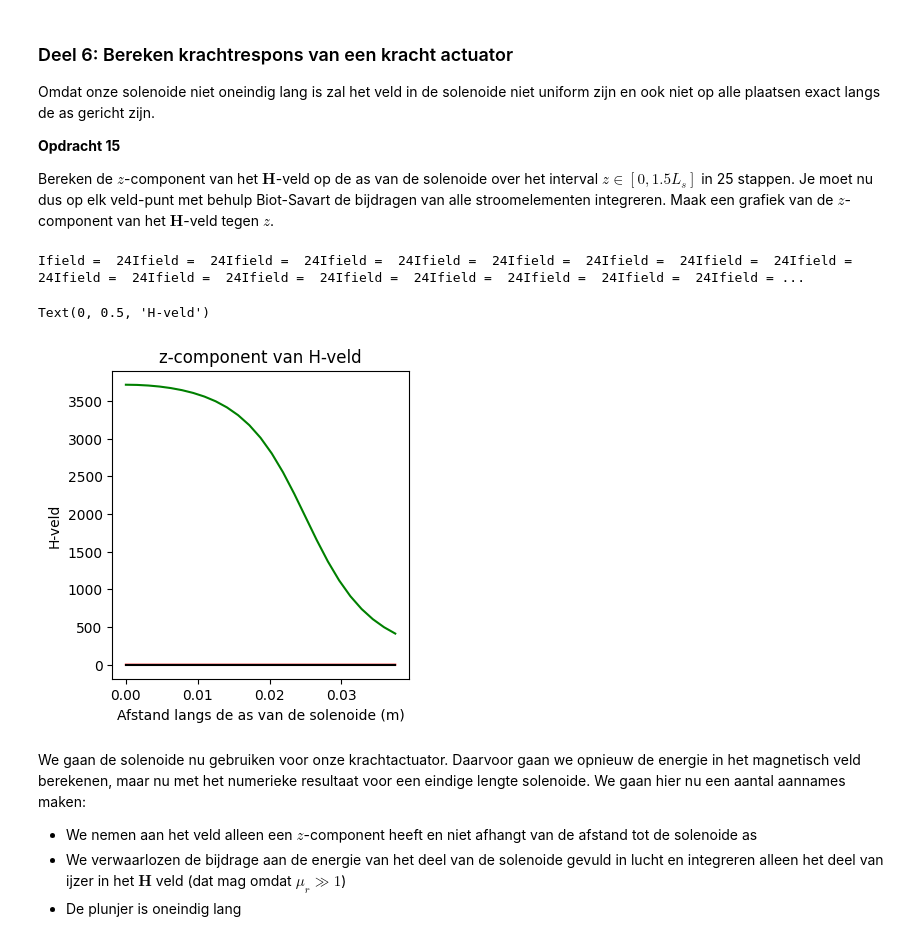
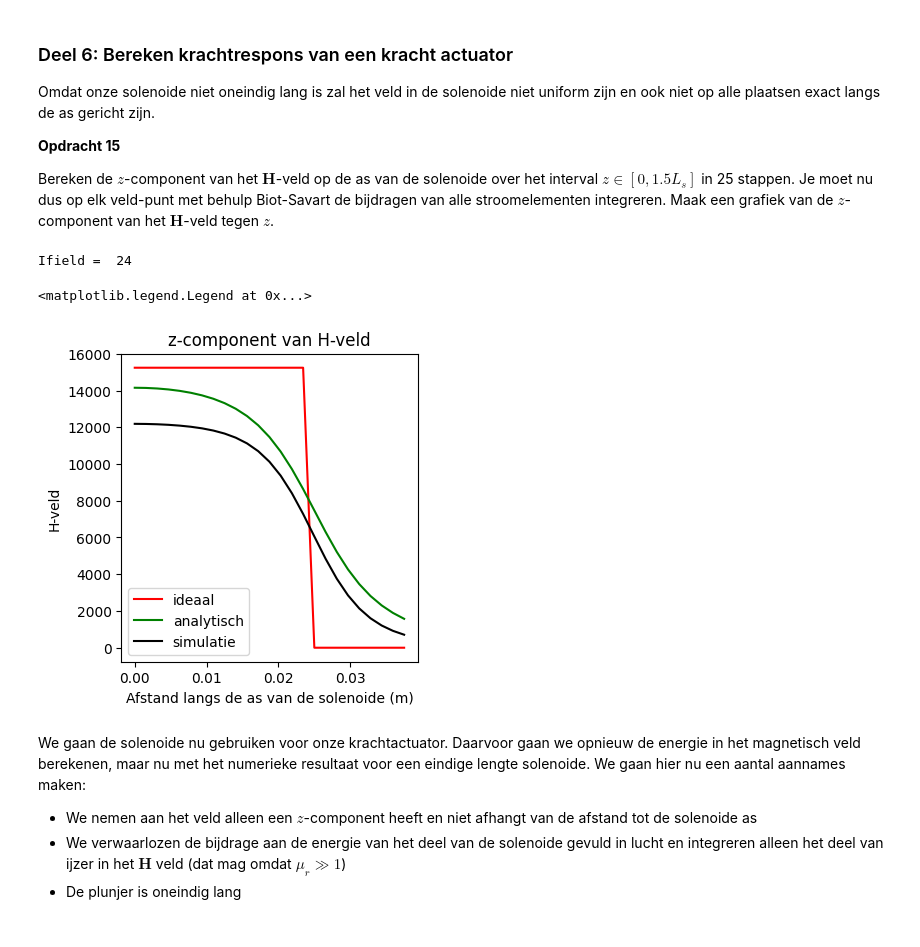
Before and after one commit to SebasvandenAkker/opdrachten-DEF-D, a Jupyter notebook: 2KrachtactuatorOpdracht/2KrachtactuatorOpdracht/KrachtactuatorOpdracht.ipynb, the cells around one changed output. Cells and saved outputs as stored; diff of their text form; code cells hidden in the pictures.

```diff
--- a/2KrachtactuatorOpdracht/2KrachtactuatorOpdracht/KrachtactuatorOpdracht.ipynb
+++ b/2KrachtactuatorOpdracht/2KrachtactuatorOpdracht/KrachtactuatorOpdracht.ipynb
@@ -225,11 +229,11 @@ dl=np.array([0, 0, L_draad/64])
 
 
 def field_current_element(r_field, r_source, dl):
-    # r_field are coordinates at which we want to calculate the field
-    # r_source are coordinates of the current source
-    # dl is the vector of the length of the current element
-    # Gebruik np.cross om het uitproduct te berekenen
-    return dl
+    r_vec = r_field - r_source
+    r_mag = np.linalg.norm(r_vec)
+    r_hat = r_vec / r_mag
+    dH = (I / (4 * np.pi)) * np.cross(dl, r_hat) / (r_mag**3)
+    return dH
 analytical_answer=(I/4/np.pi)*(L_draad/64)/np.sum((r_field-r_source)**2) # een veld elementje.
 print('The analytical answer is ' + str(analytical_answer) + ' A/m in the y-direction')
 
@@ -276,10 +280,11 @@ c. Bereken de spoed, in eenheden van aantal omwentelingen per meter, en print di
 l_draad = 8 #m
 r_sol = 0.01 #m
 L_sol = 0.05 #m
-N = 2000 # Aantal wikkeling
+N = 127 # Aantal wikkeling
 
 #a
-aantal_omwentelingen = L_draad / (2 * np.pi * r_sol)
+aantal_omwentelingen = l_draad / (2 * np.pi * r_sol)
+print(aantal_omwentelingen)
 
 #b
 t = np.linspace(0, 1, N)
@@ -325,31 +331,26 @@ def bereken_H_midden(N, r_sol, aantal_omwentelingen, L_sol, I):
         r_i = np.array([x[i], y[i], z[i]])
         r_ip1 = np.array([x[i+1], y[i+1], z[i+1]])
 
-        # dl vector
-        dl = r_ip1 - r_i
+        dl = r_ip1 - r_i #zie uitleg boven
 
-        # vector naar veldpunt
         R = r_obs - r_i
         R_norm = np.linalg.norm(R)
 
         if R_norm == 0:
             continue
 
-        # Biot-Savart bijdrage
         dH = np.cross(dl, R) / (R_norm**3)
 
         H += dH
 
-    # factor
     H *= I / (4 * np.pi)
-
     return H
 
 
 r_sol = 0.01 #m
 L_sol = 0.05 #m
 I = 1.0
-aantal_omwentelingen = 200
+aantal_omwentelingen = 127
 
 # analytische waarde
 n = aantal_omwentelingen / L_sol
@@ -390,52 +391,57 @@ Omdat onze solenoide niet oneindig lang is zal het veld in de solenoide niet uni
 
 Bereken de $z$-component van het $\mathbf{H}$-veld op de as van de solenoide over het interval $z \in [0, 1.5L_s]$ in 25 stappen. Je moet nu dus op elk veld-punt met behulp Biot-Savart de bijdragen van alle stroomelementen integreren. Maak een grafiek van de $z$-component van het $\mathbf{H}$-veld tegen $z$.
 # %%
-L_sol = 0.05 #m
-N = 200
 
 n_ax=25
 z_ax=np.linspace(0, 1.5*L_sol/2, n_ax)
 H_ax=np.zeros((n_ax,1))
 
+
 for i_field in range(n_ax):
     print(f"\rIfield =  {i_field}", end="") # Print welk element van het veld nu berekend wordt.
     # Bepaal de field coordinate
-    r_field = np.array([0.0, 0.0, z_ax[i_field]])
+    r_field = np.array([0, 0, z_ax[i_field]])
 
     Hsimulated=np.array([0,0,0], dtype='float64')
-    for i_source in np.arange(1, N):
+    for i_source in range(len(x)-1):
         # Bepaal dl en r_source en gebruik
         dl = np.array([
             x[i_source+1] - x[i_source],
             y[i_source+1] - y[i_source],
             z[i_source+1] - z[i_source]
         ])
         r_source = np.array([x[i_source], y[i_source], z[i_source]])
 
         Hsimulated += field_current_element(r_field, r_source, dl)
-        print(f"Ifield =  {i_field}", end="")
 
 
+    # selecting the z-component
     H_ax[i_field,0]=Hsimulated[2]
 
-n = aantal_omwentelingen / L_sol
-H_veld_ideaal=analytical_answer*np.ones(n_ax)*(1.0*(z_ax < L_sol/2))
+
+
+#H_veld_ideaal=analytical_answer*np.ones(n_ax)*(1.0*(z_ax < L_sol/2))
+H_veld_ideaal = np.zeros(n_ax)
+H_veld_ideaal[np.abs(z_ax) < L_sol/2] = aantal_omwentelingen * I / L_sol
 
 # dit is nog een aardige analytische uitdrukking die je kan uitrekenen voor de z-component op de as van een solenoide met eindige lengte
 H_veld_analytisch=(aantal_omwentelingen*I/L_sol/2)*((L_sol/2-z_ax)/np.sqrt((z_ax- L_sol/2)**2 + r_sol**2)+(L_sol/2+z_ax)/np.sqrt((z_ax+ L_sol/2)**2 + r_sol**2))
+
+
 
 plt.figure(figsize=[13,4])
 plt.subplot(131)
 plt.title('z-component van H-veld')
 plt.plot(z_ax, H_veld_ideaal, '-r', label='ideaal')
 plt.plot(z_ax, H_veld_analytisch, '-g', label='analytisch')
 plt.plot(z_ax, H_ax, '-k', label='simulatie')
 plt.xlabel('Afstand langs de as van de solenoide (m)')
 plt.ylabel('H-veld')
+plt.legend()
 # %% [output]
-Ifield =  24Ifield =  24Ifield =  24Ifield =  24Ifield =  24Ifield =  24Ifield =  24Ifield =  24Ifield =  24Ifield =  24Ifield =  24Ifield =  24Ifield =  24Ifield =  24Ifield =  24Ifield =  24Ifield = ...
+Ifield =  24
-Text(0, 0.5, 'H-veld')
+<matplotlib.legend.Legend at 0x...>
-[figure, old version]
+[figure, new version]
 # %% [markdown]
 We gaan de solenoide nu gebruiken voor onze krachtactuator. Daarvoor gaan we opnieuw de energie in het magnetisch veld berekenen, maar nu met het numerieke resultaat voor een eindige lengte solenoide. We gaan hier nu een aantal aannames maken:
 * We nemen aan het veld alleen een $z$-component heeft en niet afhangt van de afstand tot de solenoide as
```
Also changed, not shown: parts of 8 cells of this notebook.
